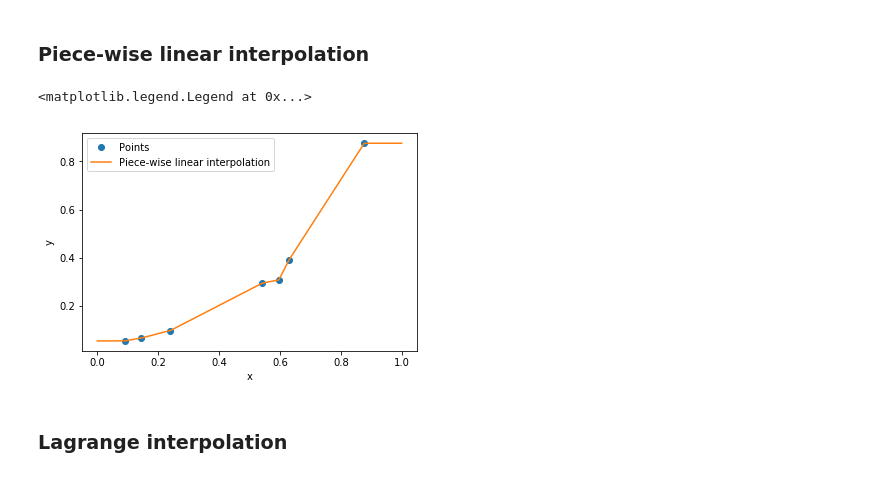
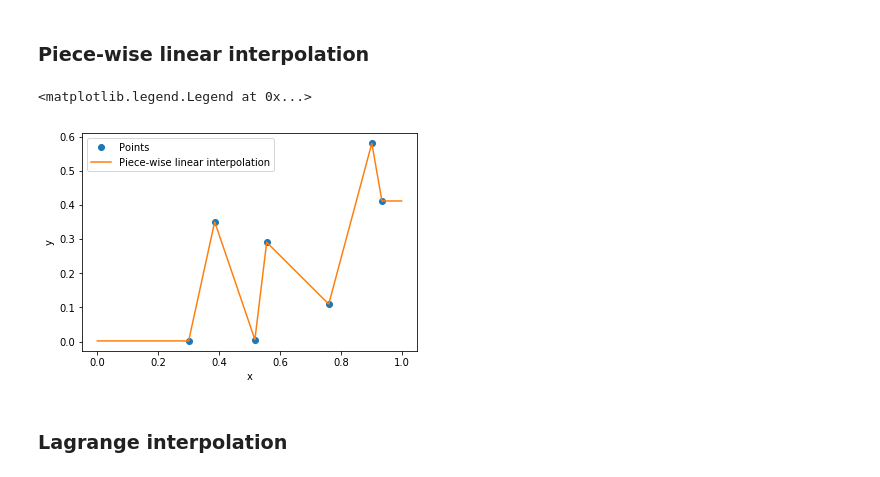
Before and after one commit to valenpe7/numerical_methods, a Jupyter notebook: interpolation.ipynb, the cells around one changed output. Saved outputs shown, nothing was run; the diff lists cells and outputs as text; code cells hidden in the pictures.

```diff
--- a/interpolation.ipynb
+++ b/interpolation.ipynb
@@ -8,33 +8,30 @@ import matplotlib.pyplot as plt
 # %%
 # consider a set of random points
 x_p = np.random.rand(7)
 y_p = np.random.rand(7)
 
 x_p.sort()
-y_p.sort()
-
 x = np.linspace(0.0, 1.0, 1000)
-N = len(x_p) - 1
 
 linear = np.zeros(x.shape)
-for n in range(1, N + 1):
+for n in range(1, len(x_p)):
     linear += (y_p[n-1] + (y_p[n] - y_p[n-1]) / (x_p[n] - x_p[n-1]) * (x - x_p[n-1])) * (x > x_p[n-1]) * (x <= x_p[n])
 
 # add end points for continuity
 linear += np.ones(x.shape) * y_p[0] * (x < x_p[0])
 linear += np.ones(x.shape) * y_p[-1] * (x >= x_p[-1])
 
 # plot results
 fig = plt.figure()
 ax = fig.add_subplot(1, 1, 1)
 ax.plot(x_p, y_p, 'o', label="Points")
 ax.plot(x, linear, '-', label="Piece-wise linear interpolation")
 ax.set_xlabel("x")
 ax.set_ylabel("y")
 ax.legend()
 # %% [output]
 <matplotlib.legend.Legend at 0x...>
-[figure, old version]
+[figure, new version]
 # %% [markdown]
 ### Lagrange interpolation
 # %%
```
Also changed, not shown: parts of 7 cells of this notebook, 1 other file.
